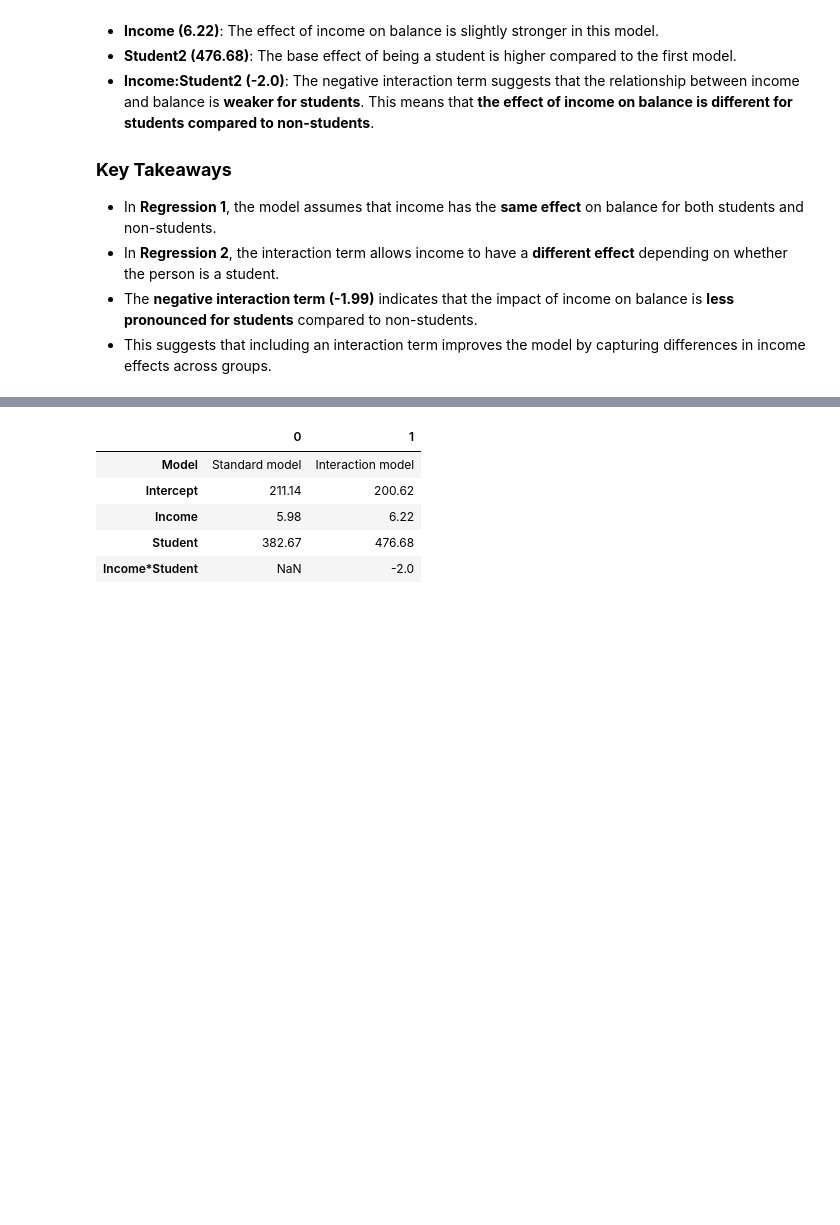
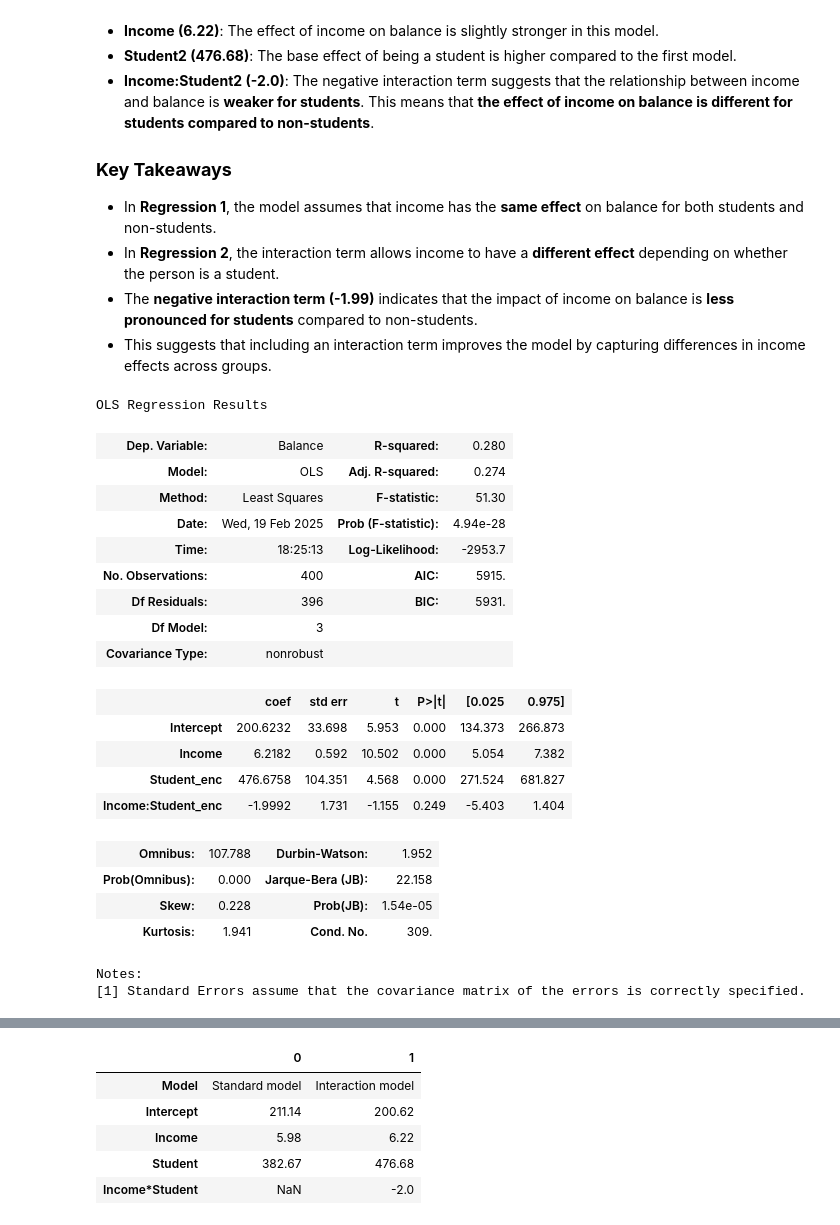
Before and after one commit to vincenzorrei/EDU-LinearRegression, a Jupyter notebook: credit.ipynb, the cells around one changed output, grey strips where cells are left out. Saved outputs shown, nothing was run; the diff lists cells and outputs as text; code cells hidden in the pictures; blank space fills up the shorter version.

```diff
--- a/credit.ipynb
+++ b/credit.ipynb
@@ -145,6 +168,30 @@ comparison_df.T
 - In **Regression 2**, the interaction term allows income to have a **different effect** depending on whether the person is a student.
 - The **negative interaction term (-1.99)** indicates that the impact of income on balance is **less pronounced for students** compared to non-students.
 - This suggests that including an interaction term improves the model by capturing differences in income effects across groups.
+# %%
+est2.summary()
+# %% [output]
+OLS Regression Results
+| Dep. Variable: | Balance | R-squared: | 0.280 |
+| Model: | OLS | Adj. R-squared: | 0.274 |
+| Method: | Least Squares | F-statistic: | 51.30 |
+| Date: | Wed, 19 Feb 2025 | Prob (F-statistic): | 4.94e-28 |
+| Time: | 18:25:13 | Log-Likelihood: | -2953.7 |
+| No. Observations: | 400 | AIC: | 5915. |
+| Df Residuals: | 396 | BIC: | 5931. |
+| Df Model: | 3 |  |  |
+| Covariance Type: | nonrobust |  |  |
+|  | coef | std err | t | P>|t| | [0.025 | 0.975] |
+| Intercept | 200.6232 | 33.698 | 5.953 | 0.000 | 134.373 | 266.873 |
+| Income | 6.2182 | 0.592 | 10.502 | 0.000 | 5.054 | 7.382 |
+| Student_enc | 476.6758 | 104.351 | 4.568 | 0.000 | 271.524 | 681.827 |
+| Income:Student_enc | -1.9992 | 1.731 | -1.155 | 0.249 | -5.403 | 1.404 |
+| Omnibus: | 107.788 | Durbin-Watson: | 1.952 |
+| Prob(Omnibus): | 0.000 | Jarque-Bera (JB): | 22.158 |
+| Skew: | 0.228 | Prob(JB): | 1.54e-05 |
+| Kurtosis: | 1.941 | Cond. No. | 309. |
+Notes:
+[1] Standard Errors assume that the covariance matrix of the errors is correctly specified.
 # %%
 # Income (x-axis)
 income = np.linspace(0,150)
```
Also changed, not shown: parts of 7 cells of this notebook, 2 other files.
